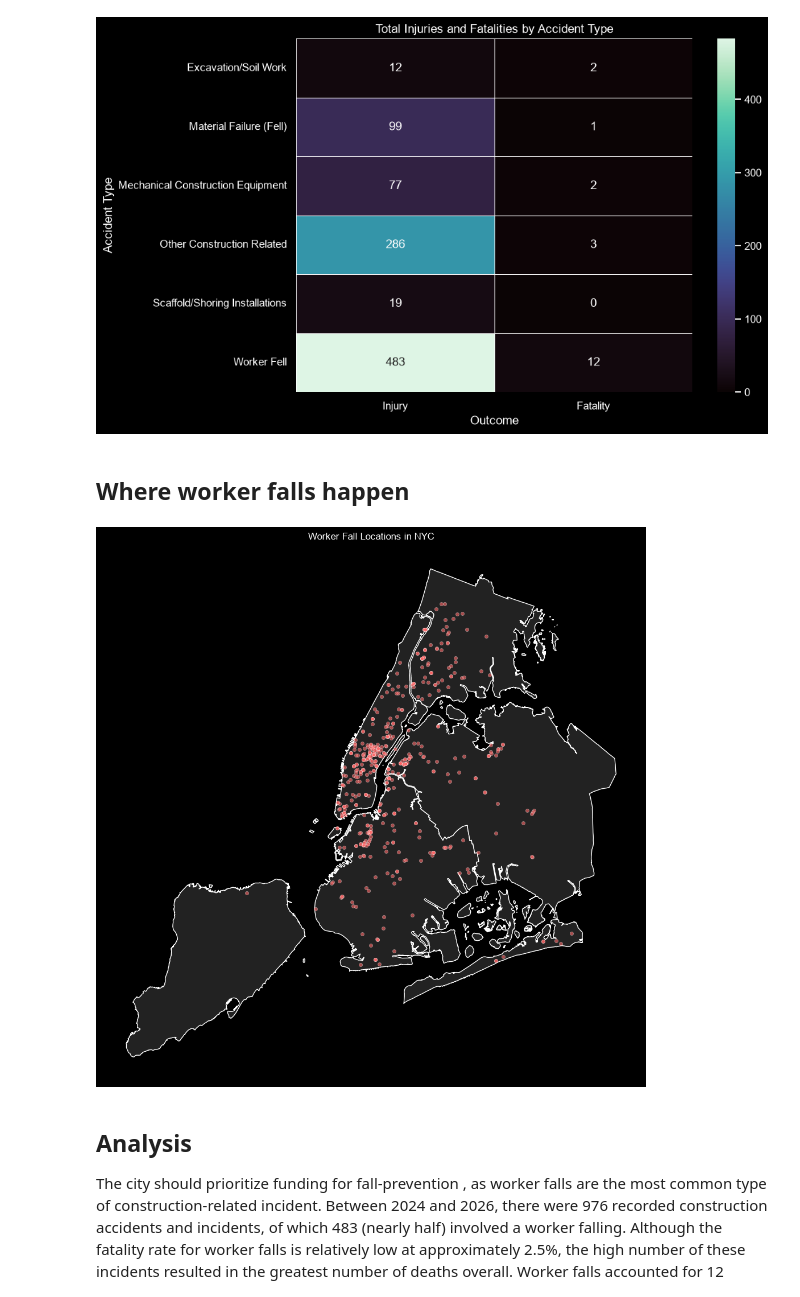
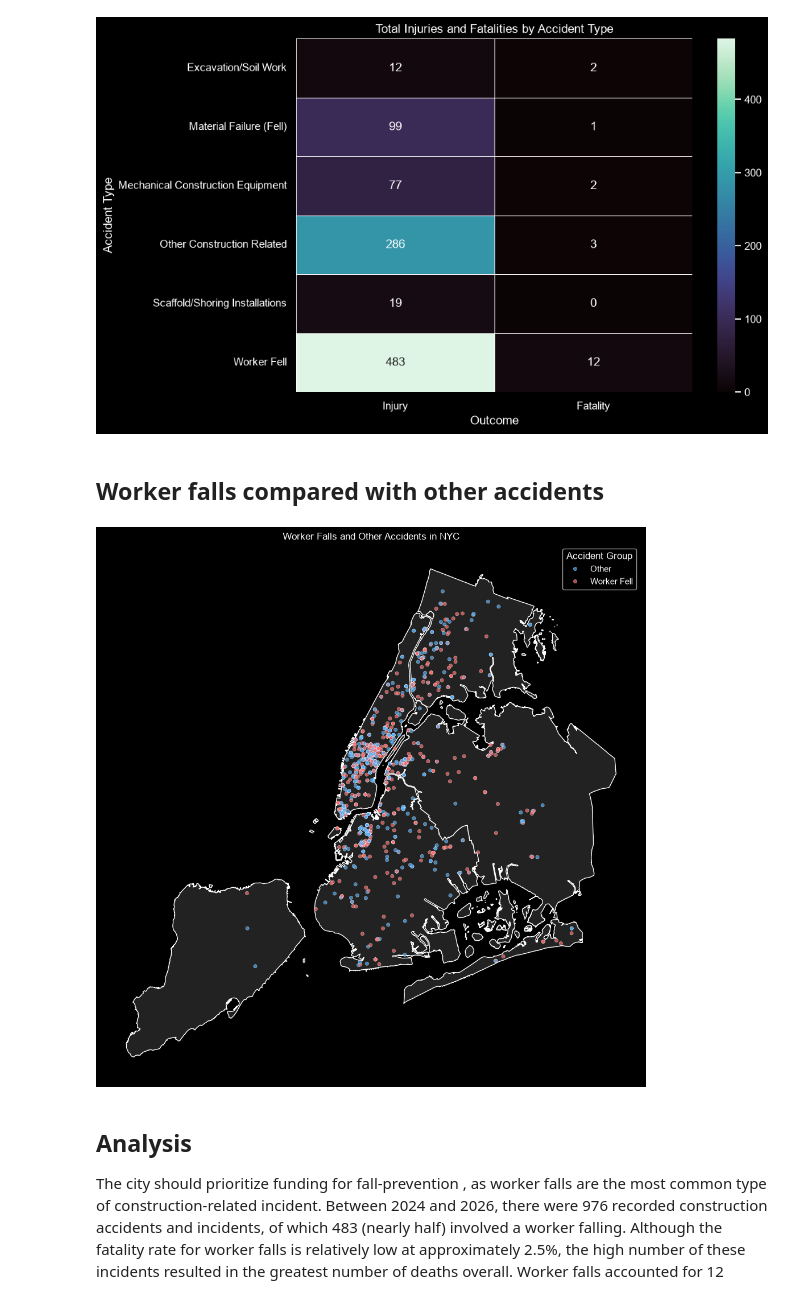
Before and after one commit to Sukitoru/Construction-Related-Incidents-Analysis, a Jupyter notebook: construction_incidents_analysis.ipynb, the cells around one changed output. Cells and saved outputs as stored; diff of their text form; code cells hidden in the pictures.

```diff
--- a/construction_incidents_analysis.ipynb
+++ b/construction_incidents_analysis.ipynb
@@ -302,34 +284,43 @@ plt.show()
 # %% [output]
 [figure]
 # %% [markdown]
-## Where worker falls happen
+## Worker falls compared with other accidents
 # %%
-falls = accidents[accidents['Check2 Description'] == 'Worker Fell']
-falls = falls.dropna(subset=['Latitude', 'Longitude'])
+map_data = accidents.dropna(subset=['Latitude', 'Longitude']).copy()
+map_data['Accident Group'] = 'Other'
+map_data.loc[
+    map_data['Check2 Description'] == 'Worker Fell',
+    'Accident Group'
+] = 'Worker Fell'
+map_colors = {
+    'Other': '#4DABF7',
+    'Worker Fell': '#FF6B6B'
+}
 map_url = 'https://data.cityofnewyork.us/resource/gthc-hcne.geojson'
 boroughs = geo.read_file(map_url)
 # %%
 fig, ax = plt.subplots(figsize=(10, 10))
 boroughs.plot(
     ax=ax,
     color='#222222',
     edgecolor='white'
 )
 sea.scatterplot(
-    data=falls,
+    data=map_data,
     x='Longitude',
     y='Latitude',
-    color='#FF6B6B',
-    alpha=0.6,
+    hue='Accident Group',
+    palette=map_colors,
+    alpha=0.7,
     s=20,
     ax=ax
 )
-plt.title('Worker Fall Locations in NYC')
+plt.title('Worker Falls and Other Accidents in NYC')
 plt.axis('off')
 plt.tight_layout()
 plt.show()
 # %% [output]
-[figure, old version]
+[figure, new version]
 # %% [markdown]
 ## Analysis
 
```
Also changed, not shown: parts of 1 cell of this notebook.
